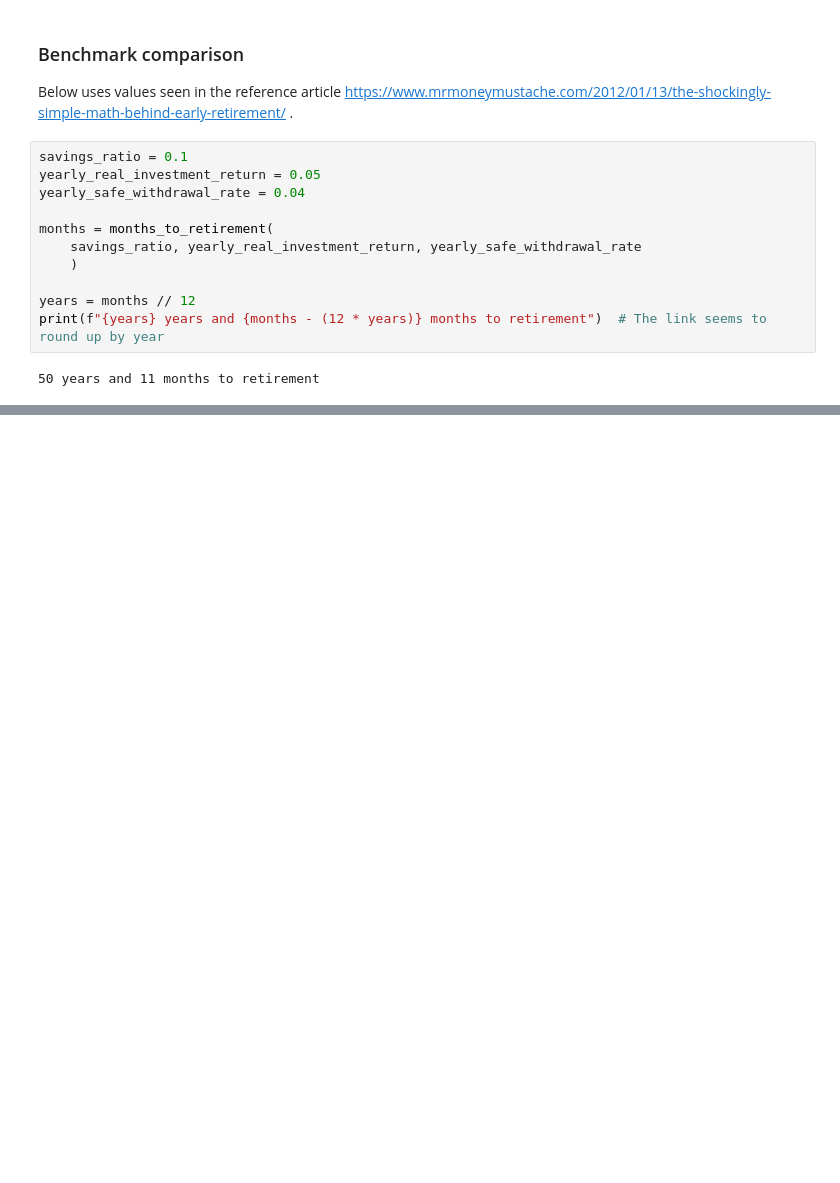
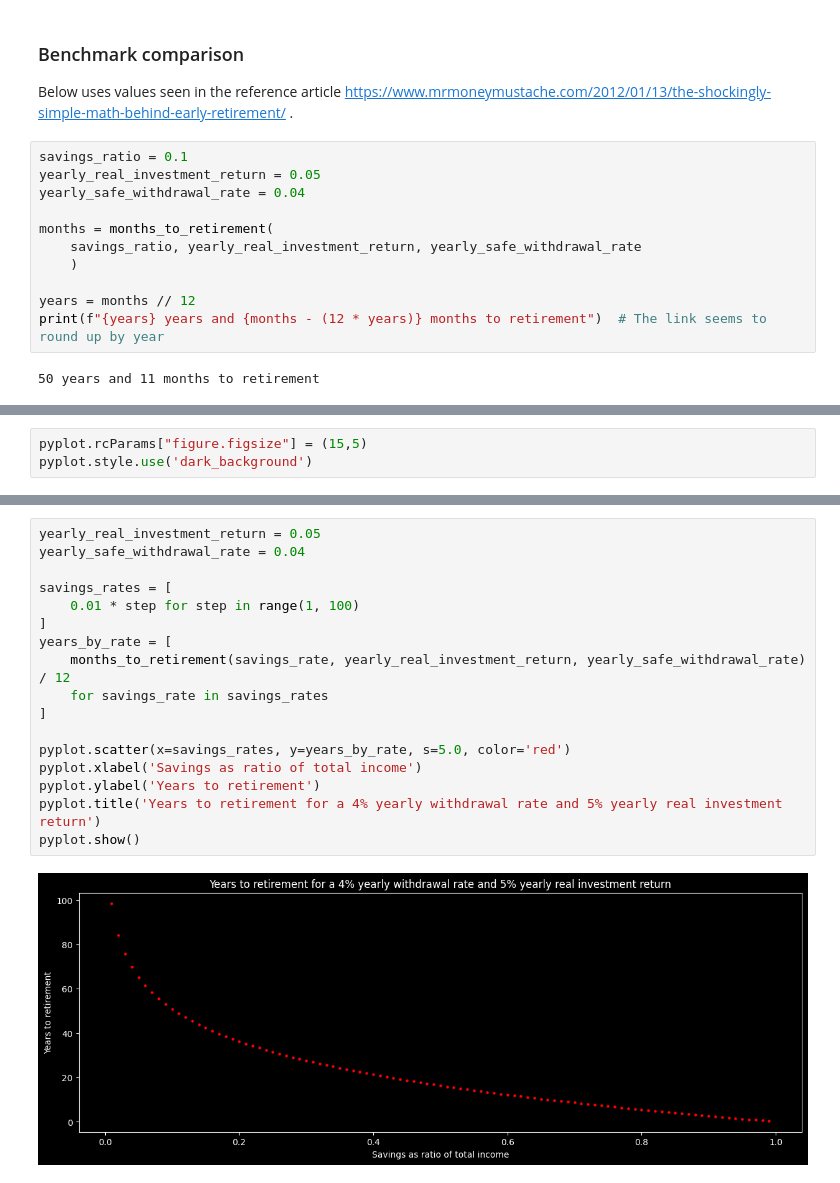
Before and after one commit to ChristianMBoyd/financial-planning, a Jupyter notebook: analyses/retirement/savings_rate.ipynb, the cells around one changed output, grey strips where cells are left out. Drawn from its saved outputs; the diff is of its cells as text; blank space fills up the shorter version.

Commit message:
Add initial plot comparison

```diff
--- a/analyses/retirement/savings_rate.ipynb
+++ b/analyses/retirement/savings_rate.ipynb
@@ -88,0 +94,3 @@ print(f"{years} years and {months - (12 * years)} months to retirement")  # The
+# %%
+pyplot.rcParams["figure.figsize"] = (15,5)
+pyplot.style.use('dark_background')
@@ -88,0 +103,19 @@ print(f"{years} years and {months - (12 * years)} months to retirement")  # The
+# %%
+yearly_real_investment_return = 0.05
+yearly_safe_withdrawal_rate = 0.04
+
+savings_rates = [
+    0.01 * step for step in range(1, 100)
+]
+years_by_rate = [
+    months_to_retirement(savings_rate, yearly_real_investment_return, yearly_safe_withdrawal_rate) / 12
+    for savings_rate in savings_rates
+]
+
+pyplot.scatter(x=savings_rates, y=years_by_rate, s=5.0, color='red')
+pyplot.xlabel('Savings as ratio of total income')
+pyplot.ylabel('Years to retirement')
+pyplot.title('Years to retirement for a 4% yearly withdrawal rate and 5% yearly real investment return')
+pyplot.show()
+# %% [output]
+[figure, added]
```
Also changed, not shown: parts of 5 cells of this notebook.
